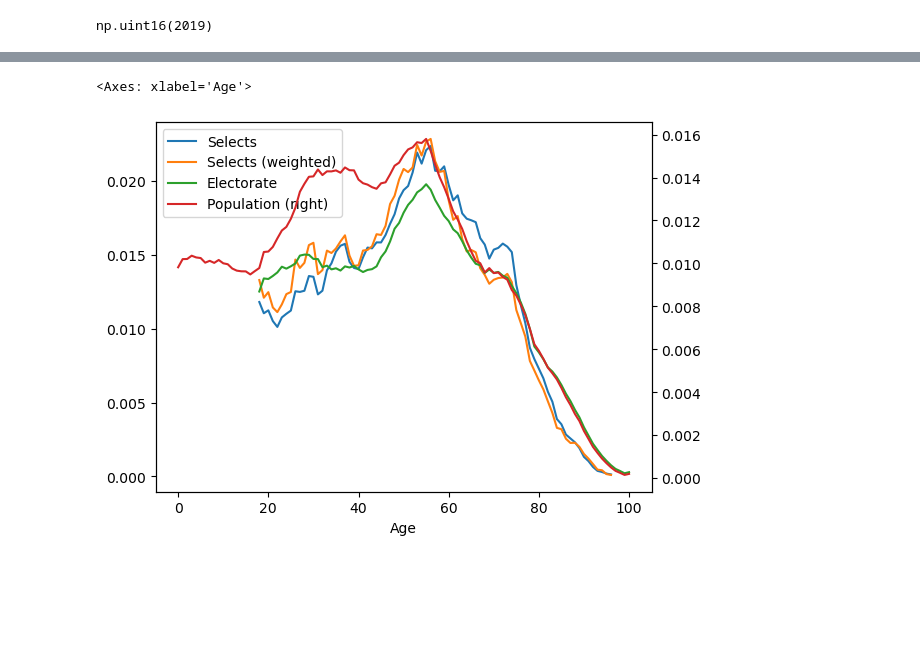
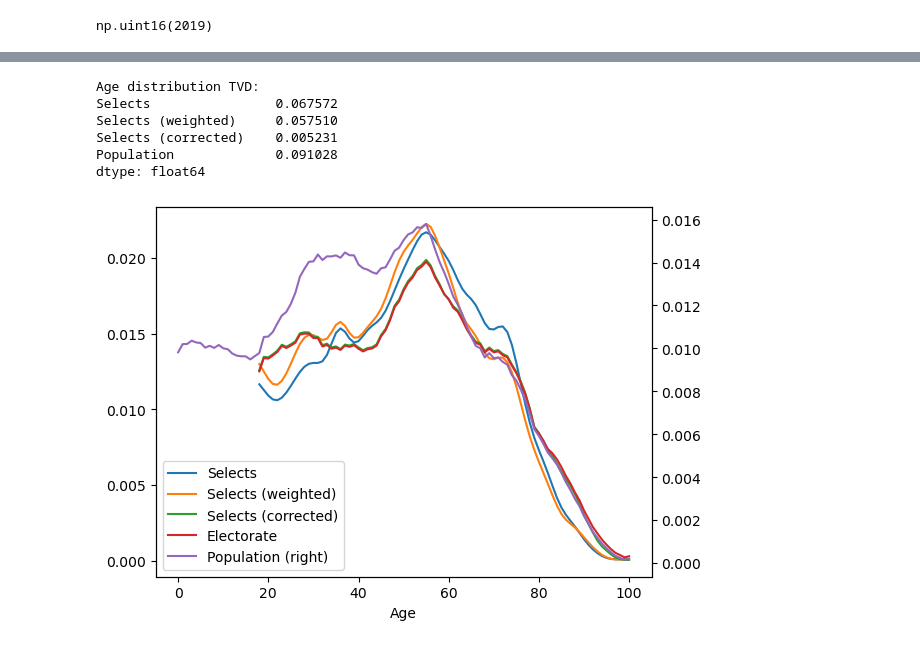
Before and after one commit to tschai-yim/swiss-elections-study, a Jupyter notebook: respondents_vs_population.ipynb, the cells around one changed output, grey strips where cells are left out. Saved outputs shown, nothing was run; the diff lists cells and outputs as text; code cells hidden in the pictures; blank space fills up the shorter version.

```diff
--- a/respondents_vs_population.ipynb
+++ b/respondents_vs_population.ipynb
@@ -19,3 +24,20 @@ np.uint16(2019)
 def merge_proportional(distribution: pd.Series, *distributions: tuple[pd.Series, ...]) -> pd.DataFrame:
     distributions = [distribution] + list(distributions)
     return pd.concat([d / d.sum() for d in distributions], axis=1)
+
+
+def calculate_tvd(distribution: pd.DataFrame, reference: str) -> pd.Series:
+    """
+    Calculate Total Variation Distance between each column and a reference column.
+
+    Args:
+        distribution: DataFrame with probability distributions in columns
+        reference: Name of the reference column to compare against
+
+    Returns:
+        Series with TVD values for each non-reference column
+    """
+    return pd.Series({
+        column: (0.5 * (distribution[column] - distribution[reference]).abs().sum())
+        for column in distribution.columns if column != reference
+    })
@@ -22,20 +260,29 @@ def merge_proportional(distribution: pd.Series, *distributions: tuple[pd.Series,
 # %%
-AVERAGE_YEARS = 5
-selects_age = selects_year_df.groupby(AGE_ATTR) \
-    ['weightc'].sum() \
-    .rolling(AVERAGE_YEARS, center=True, min_periods=1).mean() \
-    .rename('Selects')
-weighted_selects_age = selects_year_df.groupby(AGE_ATTR) \
-    ['weighttot'].sum() \
-    .rolling(AVERAGE_YEARS, center=True, min_periods=1).mean() \
-    .rename('Selects (weighted)')
+selects_age = age_smoothed_selects_year_df.groupby(AGE_ATTR) \
+    ['weightc'].sum().rename('Selects')
+weighted_selects_age = age_smoothed_selects_year_df.groupby(AGE_ATTR) \
+    ['weighttot'].sum().rename('Selects (weighted)')
+corrected_selects_age = corrected_age_smoothed_selects_year_df.groupby(AGE_ATTR) \
+    ['weightc'].sum().rename('Selects (corrected)')
+
 electorate_age = electorate_year_df.groupby(AGE_ATTR)[POPULATION_ATTR].sum().rename('Electorate')
 population_age = population_year_df.groupby(AGE_ATTR)[POPULATION_ATTR].sum().rename('Population')
 
 merge_proportional(
-    selects_age, weighted_selects_age, electorate_age, population_age
-).sort_index().plot(secondary_y=['Population'])
+    selects_age, weighted_selects_age, corrected_selects_age, electorate_age, population_age
+).sort_index().plot(secondary_y='Population')
+
+# Calculate Total Variation Distance from electorate for all distributions
+age_distribution = merge_proportional(selects_age, weighted_selects_age, corrected_selects_age, electorate_age,
+                                      population_age)
+print('Age distribution TVD:')
+print(calculate_tvd(age_distribution, 'Electorate'))
 # %% [output]
-<Axes: xlabel='Age'>
+Age distribution TVD:
+Selects                0.067572
+Selects (weighted)     0.057510
+Selects (corrected)    0.005231
+Population             0.091028
+dtype: float64
-[figure, old version]
+[figure, new version]
 # %%
```
Also changed, not shown: parts of 9 cells of this notebook, 2 other files.
